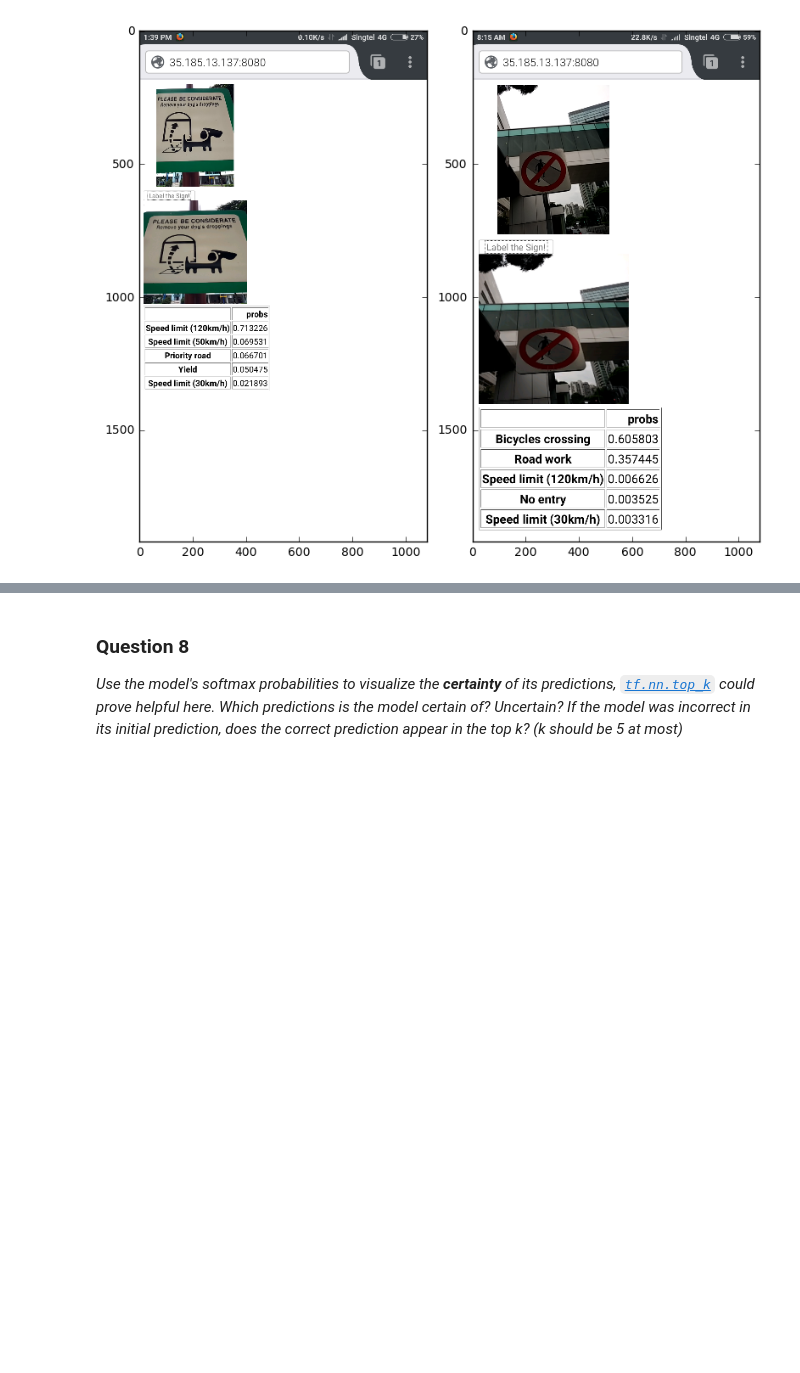
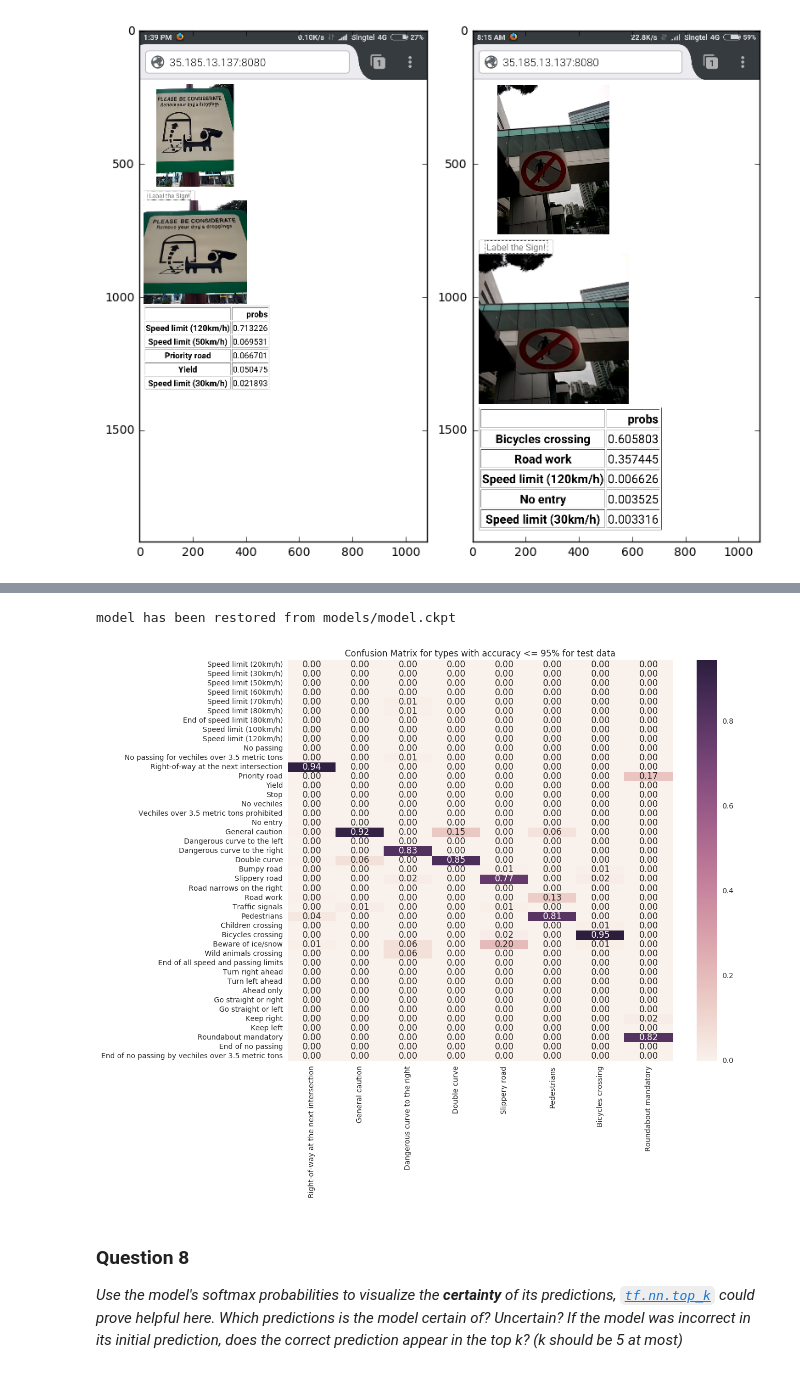
Before and after one commit to anuragreddygv323/traffic-signs, a Jupyter notebook: Traffic_Signs_Recognition.ipynb, the cells around one changed output, grey strips where cells are left out. Drawn from its saved outputs; the diff is of its cells as text; code cells hidden in the pictures; blank space fills up the shorter version.

```diff
--- a/Traffic_Signs_Recognition.ipynb
+++ b/Traffic_Signs_Recognition.ipynb
@@ -1004,3 +1057,45 @@ axes[1].imshow(plt.imread("test_images/no_crossing.png"))
+# %%
+def confusion_matrix(yhat, y, title, accuracy_below=.95):
+    from sklearn.metrics import confusion_matrix
+    import pandas as pd
+    import seaborn as sb
+    cm = confusion_matrix(y, yhat)
+    labels = [label_descriptions[i] for i in range(n_classes)]
+    cm = pd.DataFrame(cm, columns=labels, index=labels)
+    cm = cm / cm.sum(axis = 0)
+    i = cm.max(axis = 0) <= accuracy_below
+    plot_cm = cm.loc[:, i]
+    plt.figure(figsize = (12, 10))
+    plt.title(title)
+    sb.heatmap(plot_cm, annot=True, fmt=".2f")
+    return cm
+
+def predict_on_batch(variable, session, x, batch_size=128):
+    n_blocks = int(np.ceil(x.shape[0] / batch_size))
+    evaluations, sizes = [], []
+    for i in np.array_split(np.arange(x.shape[0]), n_blocks):
+        batch_x = x[i]
+        val = session.run(variable,
+                     feed_dict={batch_images: batch_x,
+                               keep_prob: 1.})
+        evaluations.append(val)
+        sizes.append(len(i))
+    assert sum(sizes) == x.shape[0], "size don't match"
+    #print(evaluations)
+    return np.concatenate(evaluations, axis=0)
+# %%
+x_test = test_data[0]
+with tf.Session() as sess:
+    saver.restore(sess, model_path)
+    print("model has been restored from %s" % model_path)
+    yprobs_test = predict_on_batch(probs, sess, x_test)
+    yhat_test = yprobs_test.argmax(axis=1)
+
+cm = confusion_matrix(yhat_test, y_test,
+        title="Confusion Matrix for types with accuracy <= 95% for test data")
+# %% [output]
+model has been restored from models/model.ckpt
+[figure, added]
 # %% [markdown]
 ### Question 8
 
```
Also changed, not shown: parts of 18 cells of this notebook, 4 other files.
